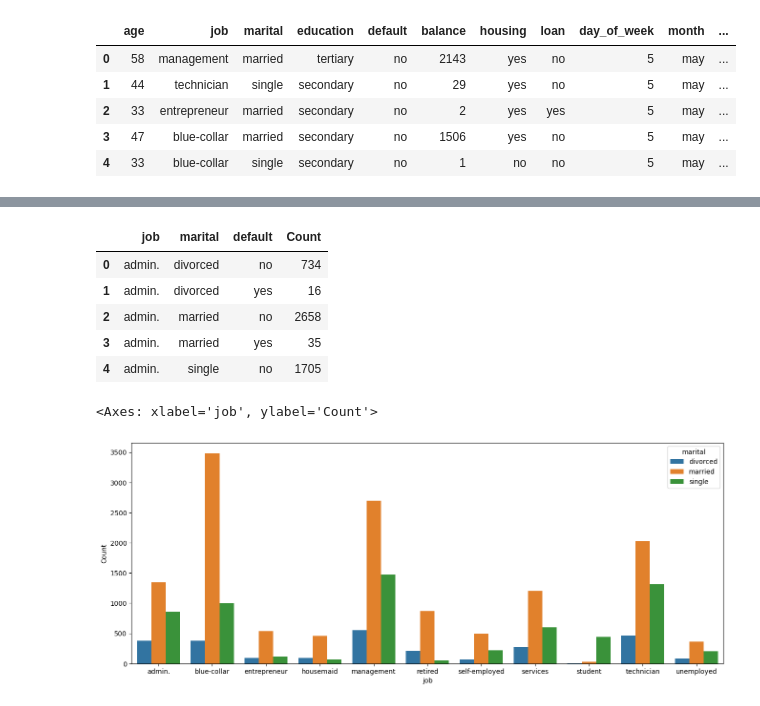
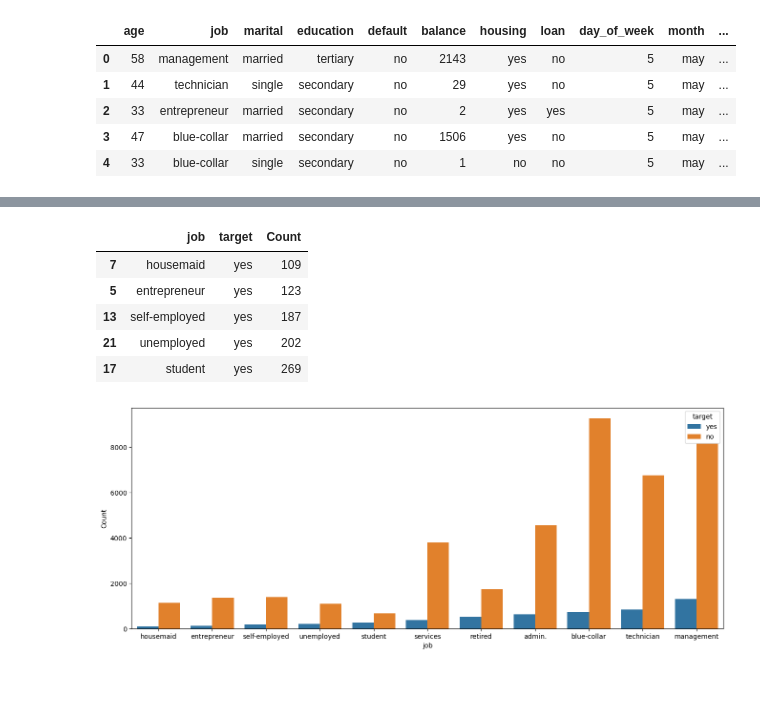
Before and after one commit to Avinash-Tamarapalli/MachineLearning, a Jupyter notebook: SideProjects/BankMarketing.ipynb, the cells around one changed output, grey strips where cells are left out. Cells and saved outputs as stored; diff of their text form; code cells hidden in the pictures.

```diff
--- a/SideProjects/BankMarketing.ipynb
+++ b/SideProjects/BankMarketing.ipynb
@@ -105,16 +119,17 @@ temp_df
 # %%
-tdf = df.groupby(['job', 'marital', 'default']).size().reset_index(name = 'Count')
+tdf = df.groupby(['job','target']).size().reset_index(name = 'Count')
+tdf = tdf.sort_values(by= ['Count'], ascending= True)
 tdf.head()
 # %% [output]
-|  | job | marital | default | Count |
-| 0 | admin. | divorced | no | 734 |
-| 1 | admin. | divorced | yes | 16 |
-| 2 | admin. | married | no | 2658 |
-| 3 | admin. | married | yes | 35 |
-| 4 | admin. | single | no | 1705 |
+|  | job | target | Count |
+| 7 | housemaid | yes | 109 |
+| 5 | entrepreneur | yes | 123 |
+| 13 | self-employed | yes | 187 |
+| 21 | unemployed | yes | 202 |
+| 17 | student | yes | 269 |
 # %%
 plt.figure(figsize=(16,6))
-sns.barplot(data= tdf, x= 'job', y= 'Count', hue= 'marital', errorbar= None)
+sns.barplot(data= tdf, x= 'job', y= 'Count',hue= 'target', errorbar= None)
+plt.show()
 # %% [output]
-<Axes: xlabel='job', ylabel='Count'>
-[figure, old version]
+[figure, new version]
```
Also changed, not shown: parts of 10 cells of this notebook, 1 other file.
